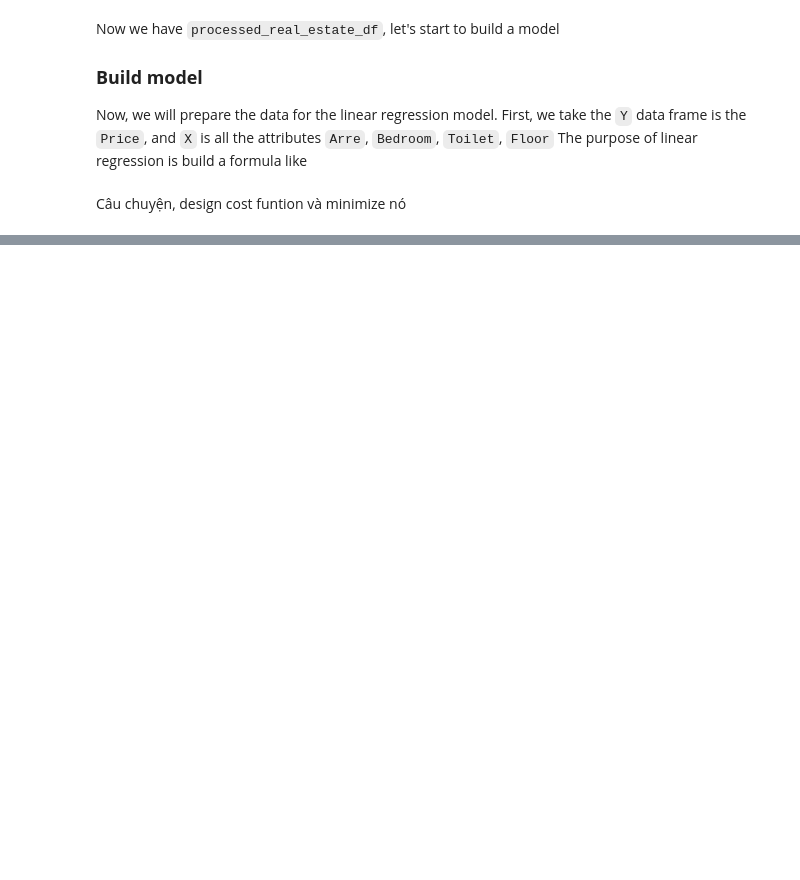
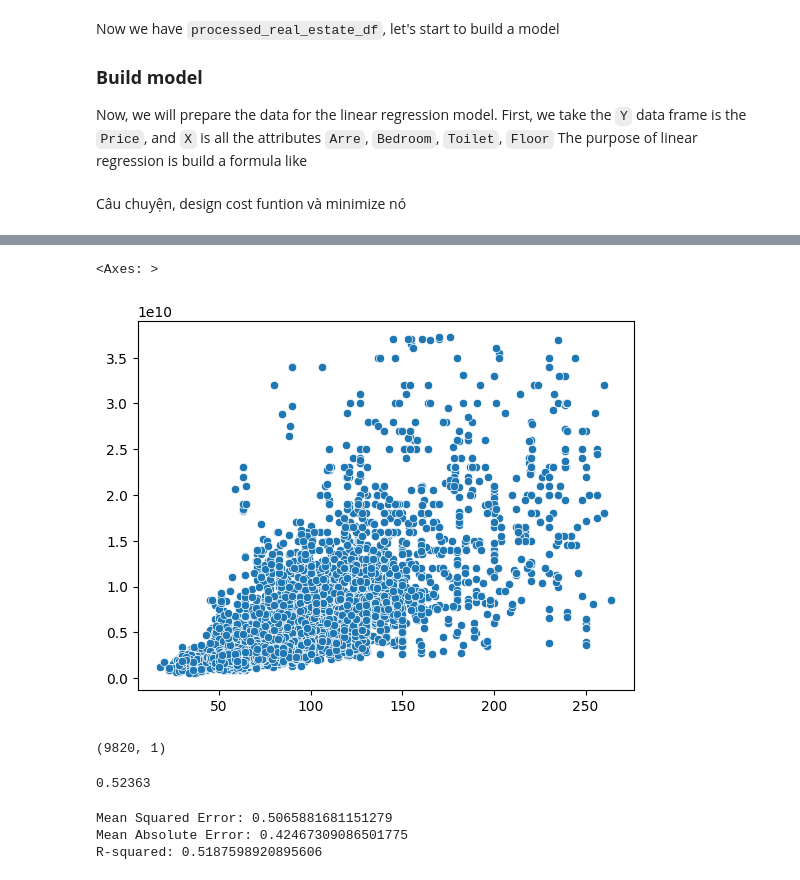
Before and after one commit to bonkh/I2DS_Final_Project, a Jupyter notebook: Notebook/Phase4_Modeling.ipynb, the cells around one changed output, grey strips where cells are left out. Cells and saved outputs as stored; diff of their text form; code cells hidden in the pictures; blank space fills up the shorter version.

```diff
--- a/Notebook/Phase4_Modeling.ipynb
+++ b/Notebook/Phase4_Modeling.ipynb
@@ -107,0 +131,3 @@ Câu chuyện, design cost funtion và minimize nó
+# %%
+land_for_sale = processed_real_estate_df.copy()[(processed_real_estate_df['Type_Căn hộ chung cư'] == True)]
+land_for_sale
@@ -107,0 +148,3 @@ Câu chuyện, design cost funtion và minimize nó
+# %%
+X_land = land_for_sale['Area(m2)']
+y_land = land_for_sale['Price(VNĐ)']
@@ -107,0 +153,5 @@ Câu chuyện, design cost funtion và minimize nó
+# %%
+sns.scatterplot(x = X_land.values, y = y_land.values)
+# %% [output]
+<Axes: >
+[figure, added]
@@ -107,0 +166,29 @@ Câu chuyện, design cost funtion và minimize nó
+# %%
+X_train,X_test,y_train,y_test=train_test_split(X_scaled,Y_scaled,test_size=0.2)
+print(X_train.shape)
+# %% [output]
+(9820, 1)
+# %%
+lm = LinearRegression()
+
+lm.fit(X_train,y_train)
+
+y_pred=lm.predict(X_test)
+
+scores = cross_val_score(lm, X_train, y_train, cv=7)
+scores.mean().round(5)
+# %% [output]
+0.52363
+# %%
+
+mse = mean_squared_error(y_test, y_pred)
+mae = mean_absolute_error(y_test, y_pred)
+r2 = r2_score(y_test, y_pred)
+
+print(f'Mean Squared Error: {mse}')
+print(f'Mean Absolute Error: {mae}')
+print(f'R-squared: {r2}')
+# %% [output]
+Mean Squared Error: 0.5065881681151279
+Mean Absolute Error: 0.42467309086501775
+R-squared: 0.5187598920895606
```
Also changed, not shown: parts of 25 cells of this notebook, 1 other file.
